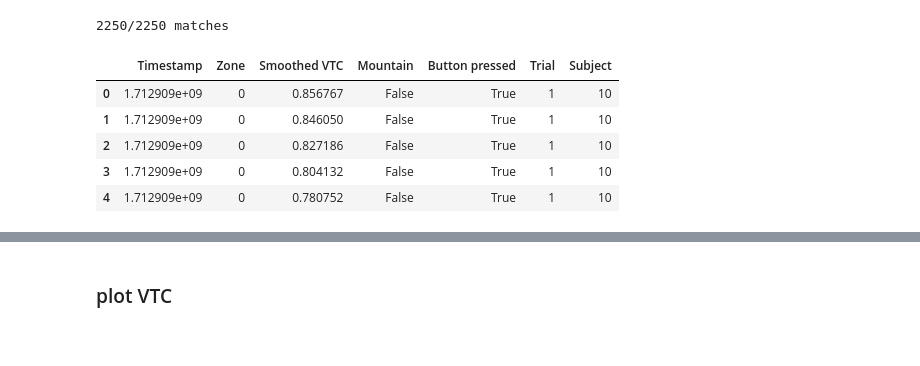
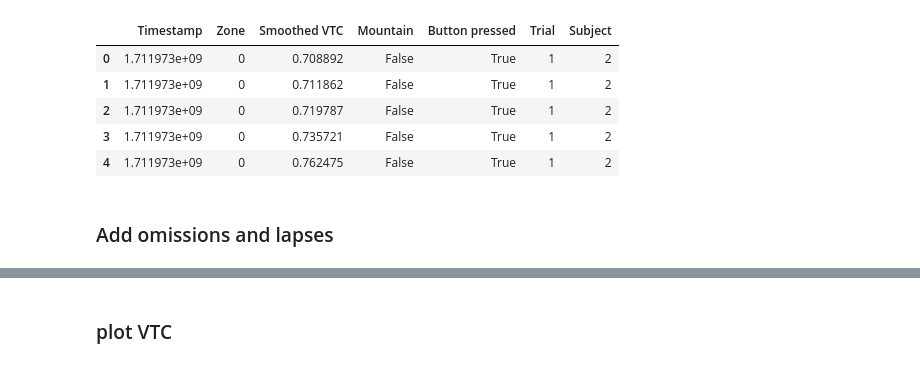
Before and after one commit to henrisuurorg/measure-attention-eeg, a Jupyter notebook: training/gradcpt_analysis.ipynb, the cells around one changed output, grey strips where cells are left out. Saved outputs shown, nothing was run; the diff lists cells and outputs as text; code cells hidden in the pictures.

```diff
--- a/training/gradcpt_analysis.ipynb
+++ b/training/gradcpt_analysis.ipynb
@@ -94,44 +7,0 @@ def label(response_times, start_timestamps, is_mountains):
-# %%
-labels = []
-vtcs = []
-responses_bools = []
-count = 0
-total = 0
-for i in range(3):
-    responses, start_timestamps, is_mountains = process_responses(raw[i])
-    labels_i, vtc_i, rsp_i = label(responses, start_timestamps, is_mountains)
-    n = len(labels_i)
-
-    count_i = 0
-    for j in range(n):
-        if processed[i]['in_the_zone'][j] == labels_i[j][1]:
-            count_i += 1
-    if count_i != n:
-        print(f'{i} is not matching')
-    count += count_i
-    total += n
-    labels.append(labels_i)
-    vtcs.append(vtc_i)
-    responses_bools.append(rsp_i)
-
-print(f'{count}/{total} matches')
-# %% [output]
-2250/2250 matches
-# %%
-dfs = []
-for idx, sublist in enumerate(labels):
-    df = pd.DataFrame(sublist, columns=['Timestamp', 'Zone', 'Smoothed VTC', 'Mountain', 'Button pressed'])
-    df['Trial'] = idx + 1  # Add the index of the sublist as a new column
-    df['Subject'] = subject_id
-    dfs.append(df)
-
-# Concatenate all DataFrames into one
-data = pd.concat(dfs, ignore_index=True)
-data.head()
-# %% [output]
-|  | Timestamp | Zone | Smoothed VTC | Mountain | Button pressed | Trial | Subject |
-| 0 | 1.712909e+09 | 0 | 0.856767 | False | True | 1 | 10 |
-| 1 | 1.712909e+09 | 0 | 0.846050 | False | True | 1 | 10 |
-| 2 | 1.712909e+09 | 0 | 0.827186 | False | True | 1 | 10 |
-| 3 | 1.712909e+09 | 0 | 0.804132 | False | True | 1 | 10 |
-| 4 | 1.712909e+09 | 0 | 0.780752 | False | True | 1 | 10 |
@@ -140,0 +8,11 @@ data.to_csv(f'subject_{subject_id}_gradcpt.csv')
+# %%
+gradcpt_data.head()
+# %% [output]
+|  | Timestamp | Zone | Smoothed VTC | Mountain | Button pressed | Trial | Subject |
+| 0 | 1.711973e+09 | 0 | 0.708892 | False | True | 1 | 2 |
+| 1 | 1.711973e+09 | 0 | 0.711862 | False | True | 1 | 2 |
+| 2 | 1.711973e+09 | 0 | 0.719787 | False | True | 1 | 2 |
+| 3 | 1.711973e+09 | 0 | 0.735721 | False | True | 1 | 2 |
+| 4 | 1.711973e+09 | 0 | 0.762475 | False | True | 1 | 2 |
+# %% [markdown]
+### Add omissions and lapses
```
Also changed, not shown: parts of 12 cells of this notebook, 1 other file.
